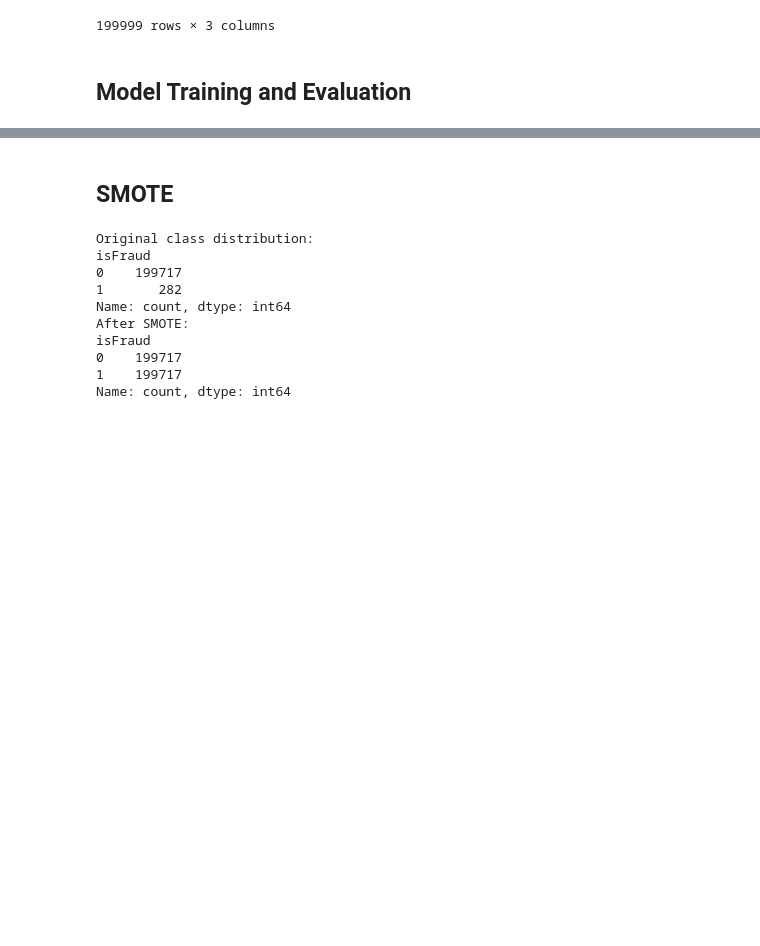
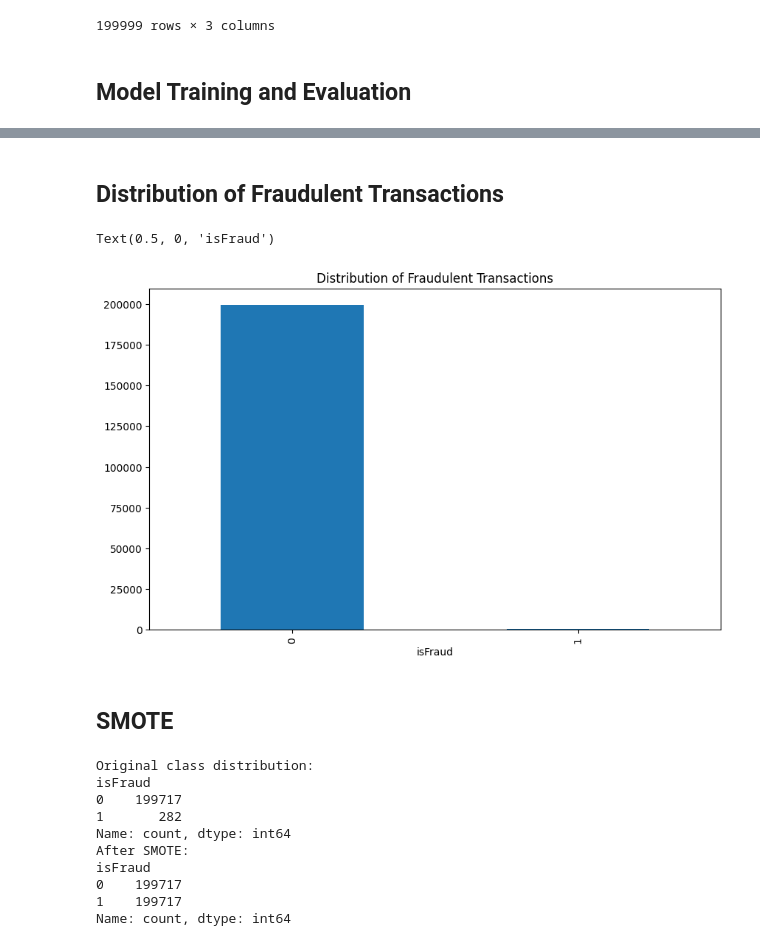
Before and after one commit to obirikan/ML_Model_Fraud_Detection, a Jupyter notebook: transactions.ipynb, the cells around one changed output, grey strips where cells are left out. Saved outputs shown, nothing was run; the diff lists cells and outputs as text; code cells hidden in the pictures; blank space fills up the shorter version.

```diff
--- a/transactions.ipynb
+++ b/transactions.ipynb
@@ -154,3 +171,12 @@ label = transactions['isFraud'] # y
+# %% [markdown]
+## Distribution of Fraudulent Transactions
+# %%
+transactions['isFraud'].value_counts().plot(kind='bar', figsize=(10, 6))
+plt.title('Distribution of Fraudulent Transactions')
+plt.xlabel('isFraud')
+# %% [output]
+Text(0.5, 0, 'isFraud')
+[figure, added]
 # %% [markdown]
 ## SMOTE
 # %%
```
Also changed, not shown: parts of 5 cells of this notebook.
